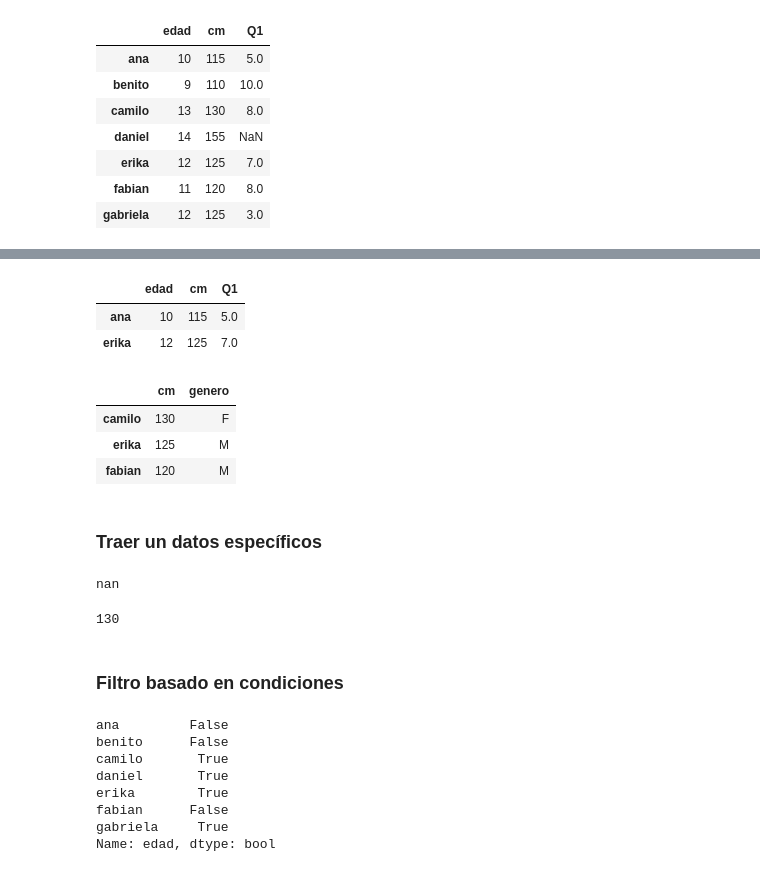
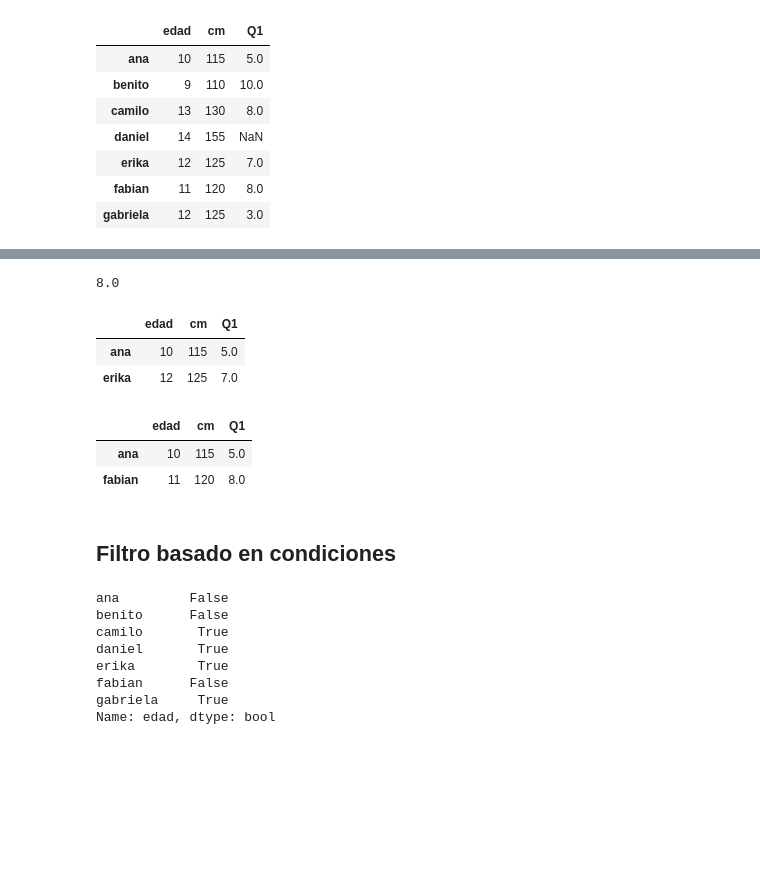
Before and after one commit to calderon9505/DataScience_Platzi, a Jupyter notebook: 01_Python/Pandas/01_DataFrame.ipynb, the cells around one changed output, grey strips where cells are left out. Drawn from its saved outputs; the diff is of its cells as text; code cells hidden in the pictures; blank space fills up the shorter version.

```diff
--- a/01_Python/Pandas/01_DataFrame.ipynb
+++ b/01_Python/Pandas/01_DataFrame.ipynb
@@ -67,28 +75,21 @@ df[['edad','cm','Q1']]
+# %%
+df.iloc[3,5]
+# %% [output]
+8.0
 # %%
 df.loc[['ana','erika'], ['edad','cm','Q1'] ]
 # %% [output]
 |  | edad | cm | Q1 |
 | ana | 10 | 115 | 5.0 |
 | erika | 12 | 125 | 7.0 |
-# %%
-df.iloc[[2,4,5],[1,3]]
-# %% [output]
-|  | cm | genero |
-| camilo | 130 | F |
-| erika | 125 | M |
-| fabian | 120 | M |
-# %% [markdown]
-### Traer un datos específicos
-# %%
-df.loc['daniel','Q1']
-# %% [output]
-nan
 # %%
-df.iloc[2,1]
+df.iloc[[0,5],[0,1,4]]
 # %% [output]
-130
+|  | edad | cm | Q1 |
+| ana | 10 | 115 | 5.0 |
+| fabian | 11 | 120 | 8.0 |
 # %% [markdown]
-### Filtro basado en condiciones
+## Filtro basado en condiciones
 # %%
 df['edad'] >= 12
 # %% [output]
```
Also changed, not shown: parts of 7 cells of this notebook, 6 other files.
